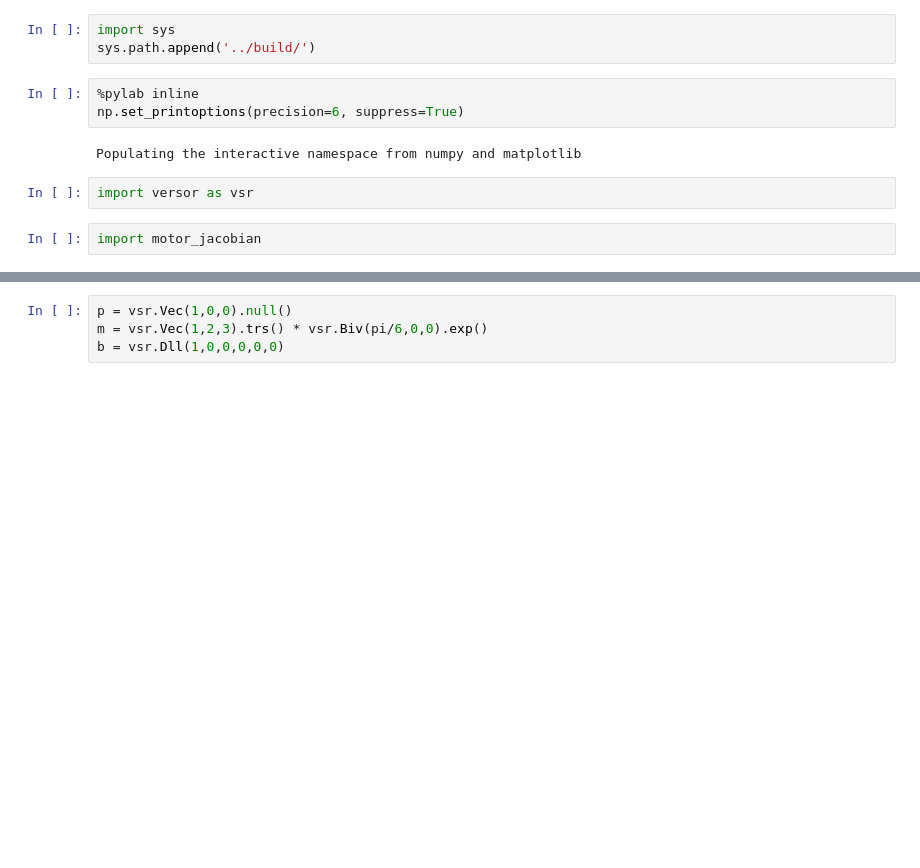
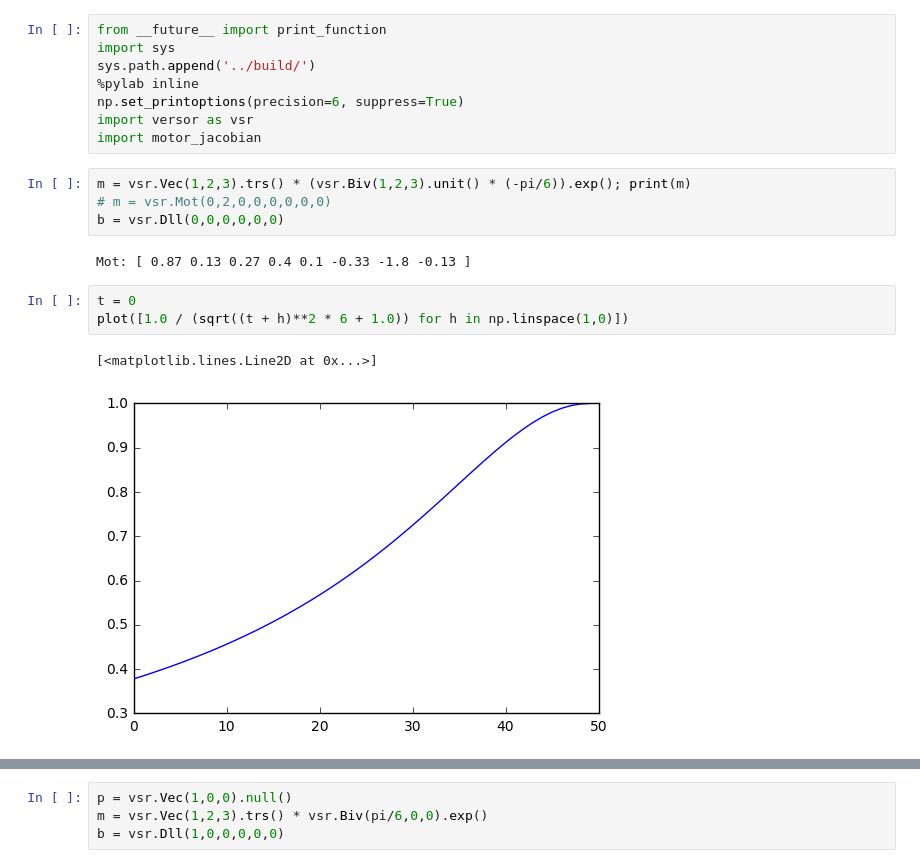
Before and after one commit to tingelst/game, a Jupyter notebook: python/Jacobian.ipynb, the cells around one changed output, grey strips where cells are left out. Saved outputs shown, nothing was run; the diff lists cells and outputs as text; blank space fills up the shorter version.

```diff
--- a/python/Jacobian.ipynb
+++ b/python/Jacobian.ipynb
@@ -3,12 +1,20 @@ from __future__ import print_function
-# %%
-import sys
-sys.path.append('../build/')
 # %%
+from __future__ import print_function
+import sys
+sys.path.append('../build/')
 %pylab inline
 np.set_printoptions(precision=6, suppress=True)
+import versor as vsr
+import motor_jacobian
-# %% [output]
-Populating the interactive namespace from numpy and matplotlib
-# %%
-import versor as vsr
-# %%
-import motor_jacobian
+# %%
+m = vsr.Vec(1,2,3).trs() * (vsr.Biv(1,2,3).unit() * (-pi/6)).exp(); print(m)
+# m = vsr.Mot(0,2,0,0,0,0,0,0)
+b = vsr.Dll(0,0,0,0,0,0)
+# %% [output]
+Mot: [ 0.87 0.13 0.27 0.4 0.1 -0.33 -1.8 -0.13 ]
+# %%
+t = 0
+plot([1.0 / (sqrt((t + h)**2 * 6 + 1.0)) for h in np.linspace(1,0)])
+# %% [output]
+[<matplotlib.lines.Line2D at 0x...>]
+[figure, added]
```
Also changed, not shown: parts of 86 cells of this notebook, 4 other files.
